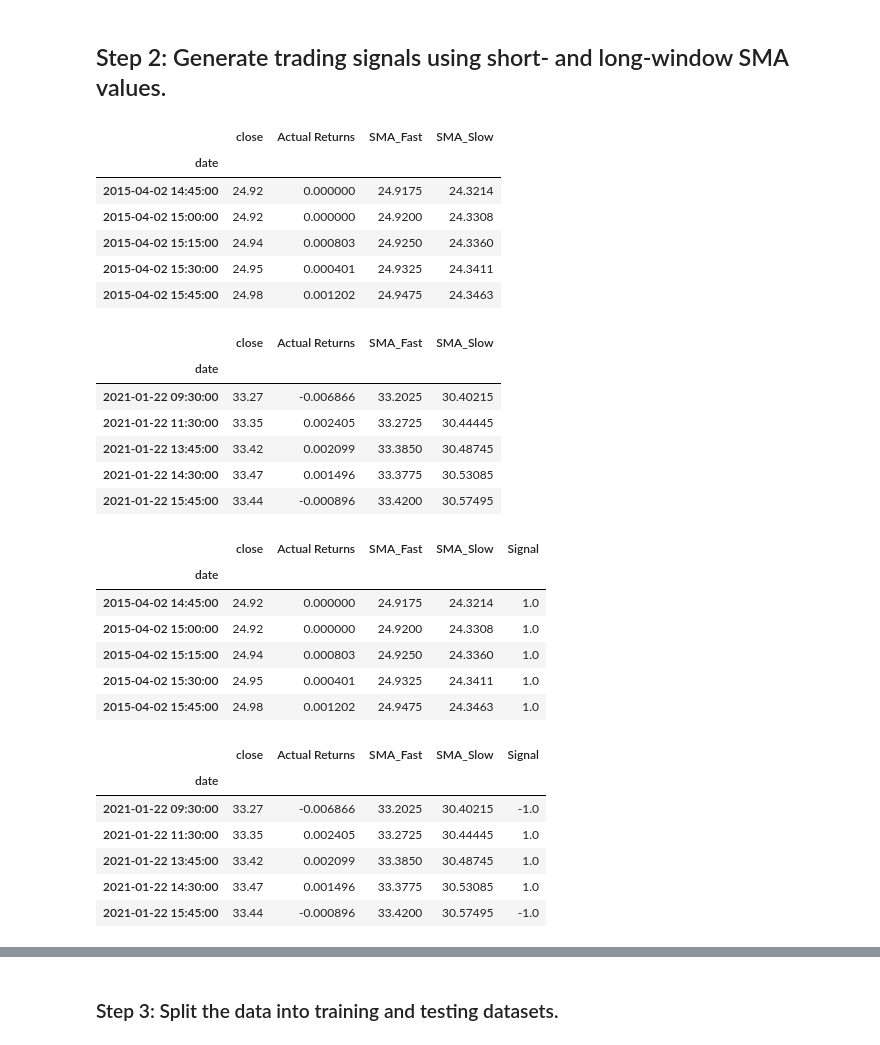
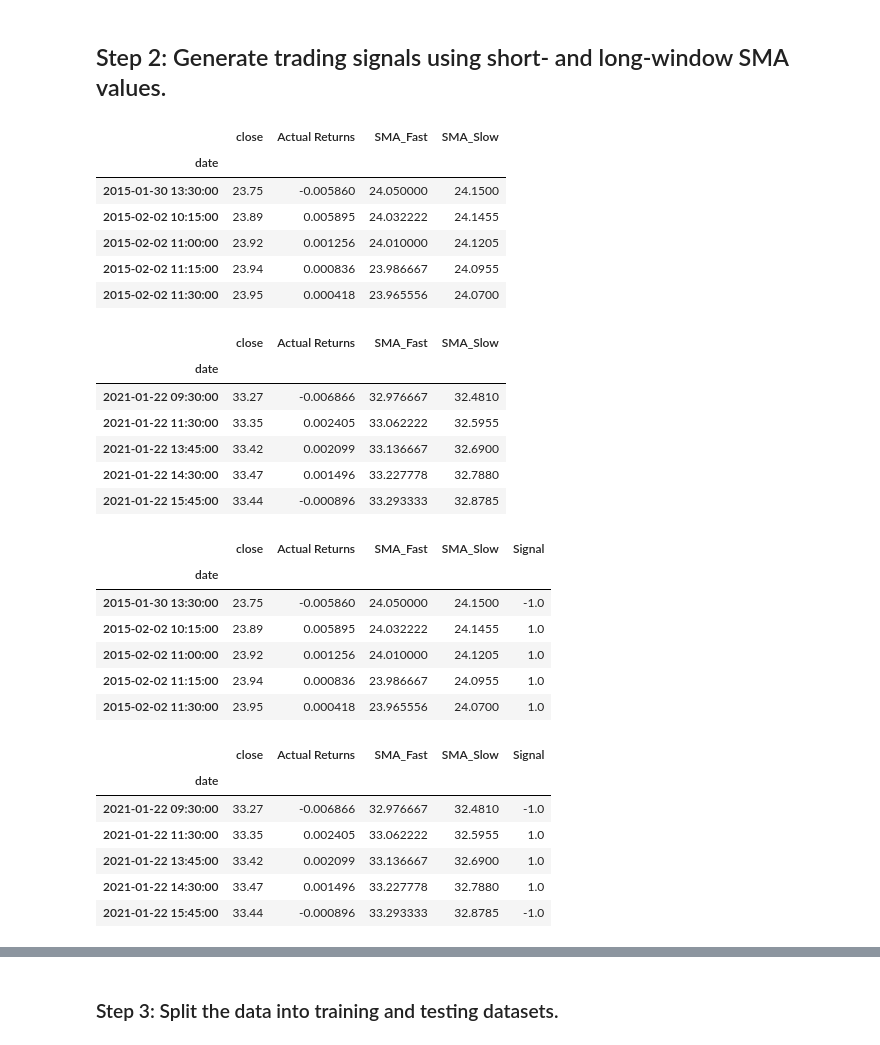
Before and after one commit to EtienneBrown1982/algorithmic_trading_bot, a Jupyter notebook: Starter_Code/machine_learning_trading_bot.ipynb, the cells around one changed output, grey strips where cells are left out. Saved outputs shown, nothing was run; the diff lists cells and outputs as text; code cells hidden in the pictures.

```diff
--- a/Starter_Code/machine_learning_trading_bot.ipynb
+++ b/Starter_Code/machine_learning_trading_bot.ipynb
@@ -139,33 +136,33 @@ display(signals_df.tail())
 ## Step 2: Generate trading signals using short- and long-window SMA values.
 # %%
 # Set the short window and long window
-short_window = 4
-long_window = 100
+short_window = 9
+long_window = 20
 
 # Generate the fast and slow simple moving averages (4 and 100 days, respectively)
 signals_df['SMA_Fast'] = signals_df['close'].rolling(window=short_window).mean()
 signals_df['SMA_Slow'] = signals_df['close'].rolling(window=long_window).mean()
 
 signals_df = signals_df.dropna()
 
 # Review the DataFrame
 display(signals_df.head())
 display(signals_df.tail())
 # %% [output]
 |  | close | Actual Returns | SMA_Fast | SMA_Slow |
 | date |  |  |  |  |
-| 2015-04-02 14:45:00 | 24.92 | 0.000000 | 24.9175 | 24.3214 |
-| 2015-04-02 15:00:00 | 24.92 | 0.000000 | 24.9200 | 24.3308 |
-| 2015-04-02 15:15:00 | 24.94 | 0.000803 | 24.9250 | 24.3360 |
-| 2015-04-02 15:30:00 | 24.95 | 0.000401 | 24.9325 | 24.3411 |
-| 2015-04-02 15:45:00 | 24.98 | 0.001202 | 24.9475 | 24.3463 |
+| 2015-01-30 13:30:00 | 23.75 | -0.005860 | 24.050000 | 24.1500 |
+| 2015-02-02 10:15:00 | 23.89 | 0.005895 | 24.032222 | 24.1455 |
+| 2015-02-02 11:00:00 | 23.92 | 0.001256 | 24.010000 | 24.1205 |
+| 2015-02-02 11:15:00 | 23.94 | 0.000836 | 23.986667 | 24.0955 |
+| 2015-02-02 11:30:00 | 23.95 | 0.000418 | 23.965556 | 24.0700 |
 |  | close | Actual Returns | SMA_Fast | SMA_Slow |
 | date |  |  |  |  |
-| 2021-01-22 09:30:00 | 33.27 | -0.006866 | 33.2025 | 30.40215 |
-| 2021-01-22 11:30:00 | 33.35 | 0.002405 | 33.2725 | 30.44445 |
-| 2021-01-22 13:45:00 | 33.42 | 0.002099 | 33.3850 | 30.48745 |
-| 2021-01-22 14:30:00 | 33.47 | 0.001496 | 33.3775 | 30.53085 |
-| 2021-01-22 15:45:00 | 33.44 | -0.000896 | 33.4200 | 30.57495 |
+| 2021-01-22 09:30:00 | 33.27 | -0.006866 | 32.976667 | 32.4810 |
+| 2021-01-22 11:30:00 | 33.35 | 0.002405 | 33.062222 | 32.5955 |
+| 2021-01-22 13:45:00 | 33.42 | 0.002099 | 33.136667 | 32.6900 |
+| 2021-01-22 14:30:00 | 33.47 | 0.001496 | 33.227778 | 32.7880 |
+| 2021-01-22 15:45:00 | 33.44 | -0.000896 | 33.293333 | 32.8785 |
 # %%
 # Initialize the new Signal column
 signals_df['Signal'] = 0.0
@@ -182,18 +179,18 @@ display(signals_df.tail())
 # %% [output]
 |  | close | Actual Returns | SMA_Fast | SMA_Slow | Signal |
 | date |  |  |  |  |  |
-| 2015-04-02 14:45:00 | 24.92 | 0.000000 | 24.9175 | 24.3214 | 1.0 |
-| 2015-04-02 15:00:00 | 24.92 | 0.000000 | 24.9200 | 24.3308 | 1.0 |
-| 2015-04-02 15:15:00 | 24.94 | 0.000803 | 24.9250 | 24.3360 | 1.0 |
-| 2015-04-02 15:30:00 | 24.95 | 0.000401 | 24.9325 | 24.3411 | 1.0 |
-| 2015-04-02 15:45:00 | 24.98 | 0.001202 | 24.9475 | 24.3463 | 1.0 |
+| 2015-01-30 13:30:00 | 23.75 | -0.005860 | 24.050000 | 24.1500 | -1.0 |
+| 2015-02-02 10:15:00 | 23.89 | 0.005895 | 24.032222 | 24.1455 | 1.0 |
+| 2015-02-02 11:00:00 | 23.92 | 0.001256 | 24.010000 | 24.1205 | 1.0 |
+| 2015-02-02 11:15:00 | 23.94 | 0.000836 | 23.986667 | 24.0955 | 1.0 |
+| 2015-02-02 11:30:00 | 23.95 | 0.000418 | 23.965556 | 24.0700 | 1.0 |
 |  | close | Actual Returns | SMA_Fast | SMA_Slow | Signal |
 | date |  |  |  |  |  |
-| 2021-01-22 09:30:00 | 33.27 | -0.006866 | 33.2025 | 30.40215 | -1.0 |
-| 2021-01-22 11:30:00 | 33.35 | 0.002405 | 33.2725 | 30.44445 | 1.0 |
-| 2021-01-22 13:45:00 | 33.42 | 0.002099 | 33.3850 | 30.48745 | 1.0 |
-| 2021-01-22 14:30:00 | 33.47 | 0.001496 | 33.3775 | 30.53085 | 1.0 |
-| 2021-01-22 15:45:00 | 33.44 | -0.000896 | 33.4200 | 30.57495 | -1.0 |
+| 2021-01-22 09:30:00 | 33.27 | -0.006866 | 32.976667 | 32.4810 | -1.0 |
+| 2021-01-22 11:30:00 | 33.35 | 0.002405 | 33.062222 | 32.5955 | 1.0 |
+| 2021-01-22 13:45:00 | 33.42 | 0.002099 | 33.136667 | 32.6900 | 1.0 |
+| 2021-01-22 14:30:00 | 33.47 | 0.001496 | 33.227778 | 32.7880 | 1.0 |
+| 2021-01-22 15:45:00 | 33.44 | -0.000896 | 33.293333 | 32.8785 | -1.0 |
 # %%
 signals_df['Signal'].value_counts()
 # %% [output]
```
Also changed, not shown: parts of 15 cells of this notebook, 9 other files.
